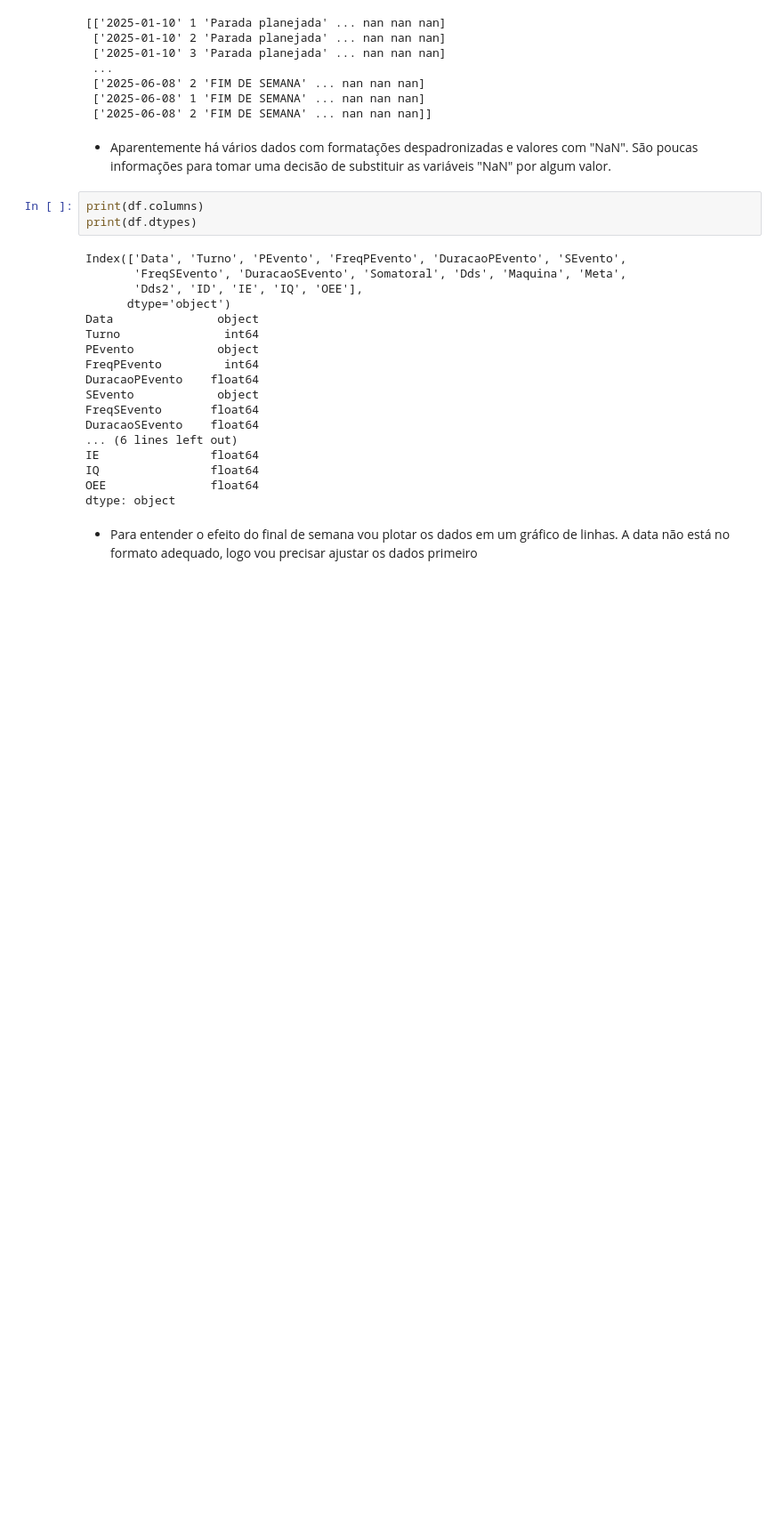
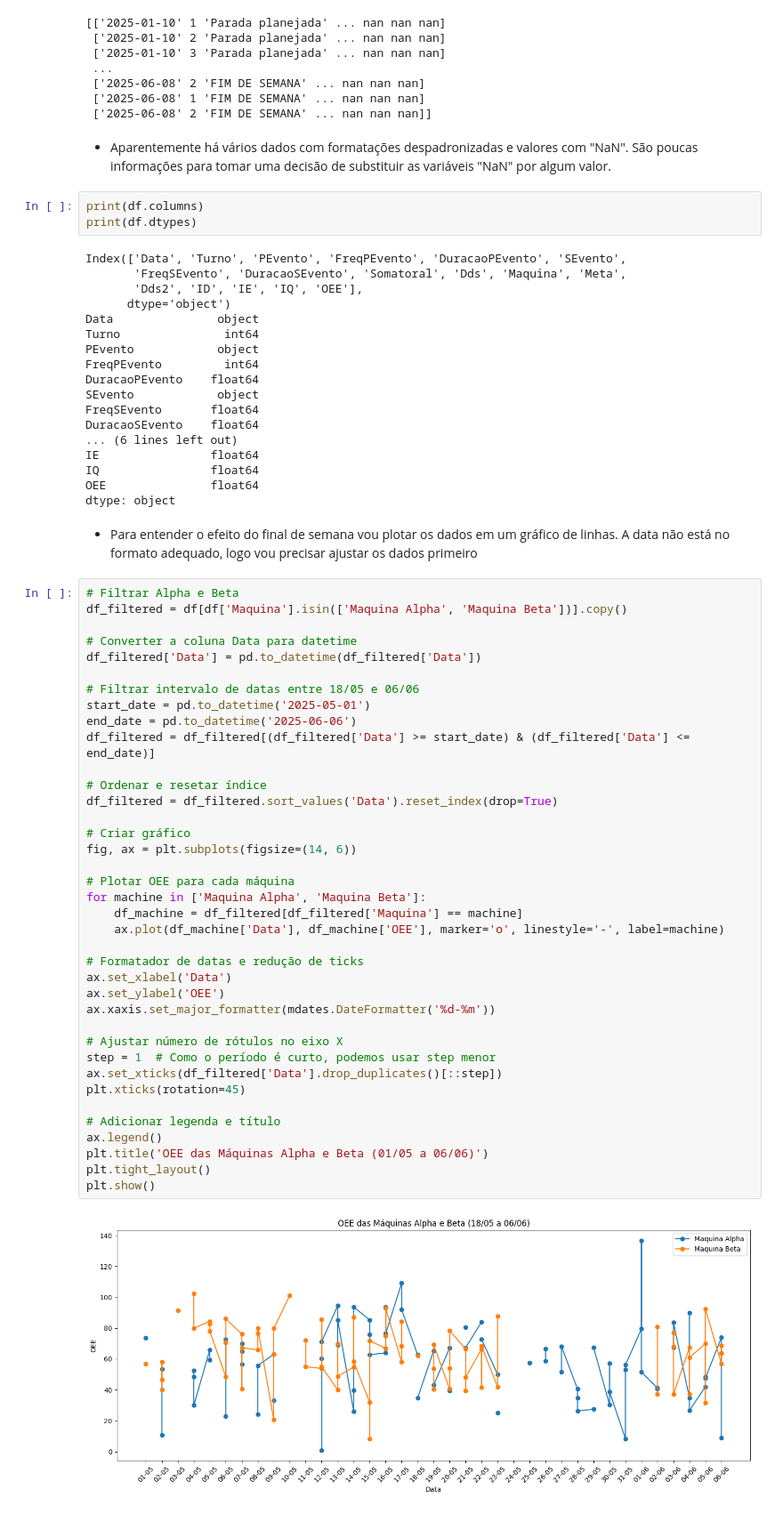
Before and after one commit to enakirimoto/projeto-puc-analise-de-dados-e-boas-praticas, a Jupyter notebook: Template_Análise_de_Dados_e_Boas_Práticas_(40530010055_20250_01).ipynb, the cells around one changed output. Shown at 89% size. Saved outputs shown, nothing was run; the diff lists cells and outputs as text; blank space fills up the shorter version.

Commit message:
Continuação com gráficos

```diff
--- a/Template_Análise_de_Dados_e_Boas_Práticas_(40530010055_20250_01).ipynb
+++ b/Template_Análise_de_Dados_e_Boas_Práticas_(40530010055_20250_01).ipynb
@@ -530,3 +531,43 @@ OEE               float64
 dtype: object
 # %% [markdown]
 - Para entender o efeito do final de semana vou plotar os dados em um gráfico de linhas. A data não está no formato adequado, logo vou precisar ajustar os dados primeiro
+# %%
+# Filtrar Alpha e Beta
+df_filtered = df[df['Maquina'].isin(['Maquina Alpha', 'Maquina Beta'])].copy()
+
+# Converter a coluna Data para datetime
+df_filtered['Data'] = pd.to_datetime(df_filtered['Data'])
+
+# Filtrar intervalo de datas entre 18/05 e 06/06
+start_date = pd.to_datetime('2025-05-01')
+end_date = pd.to_datetime('2025-06-06')
+df_filtered = df_filtered[(df_filtered['Data'] >= start_date) & (df_filtered['Data'] <= end_date)]
+
+# Ordenar e resetar índice
+df_filtered = df_filtered.sort_values('Data').reset_index(drop=True)
+
+# Criar gráfico
+fig, ax = plt.subplots(figsize=(14, 6))
+
+# Plotar OEE para cada máquina
+for machine in ['Maquina Alpha', 'Maquina Beta']:
+    df_machine = df_filtered[df_filtered['Maquina'] == machine]
+    ax.plot(df_machine['Data'], df_machine['OEE'], marker='o', linestyle='-', label=machine)
+
+# Formatador de datas e redução de ticks
+ax.set_xlabel('Data')
+ax.set_ylabel('OEE')
+ax.xaxis.set_major_formatter(mdates.DateFormatter('%d-%m'))
+
+# Ajustar número de rótulos no eixo X
+step = 1  # Como o período é curto, podemos usar step menor
+ax.set_xticks(df_filtered['Data'].drop_duplicates()[::step])
+plt.xticks(rotation=45)
+
+# Adicionar legenda e título
+ax.legend()
+plt.title('OEE das Máquinas Alpha e Beta (01/05 a 06/06)')
+plt.tight_layout()
+plt.show()
+# %% [output]
+[figure, added]
```
Also changed, not shown: parts of 1 cell of this notebook.
